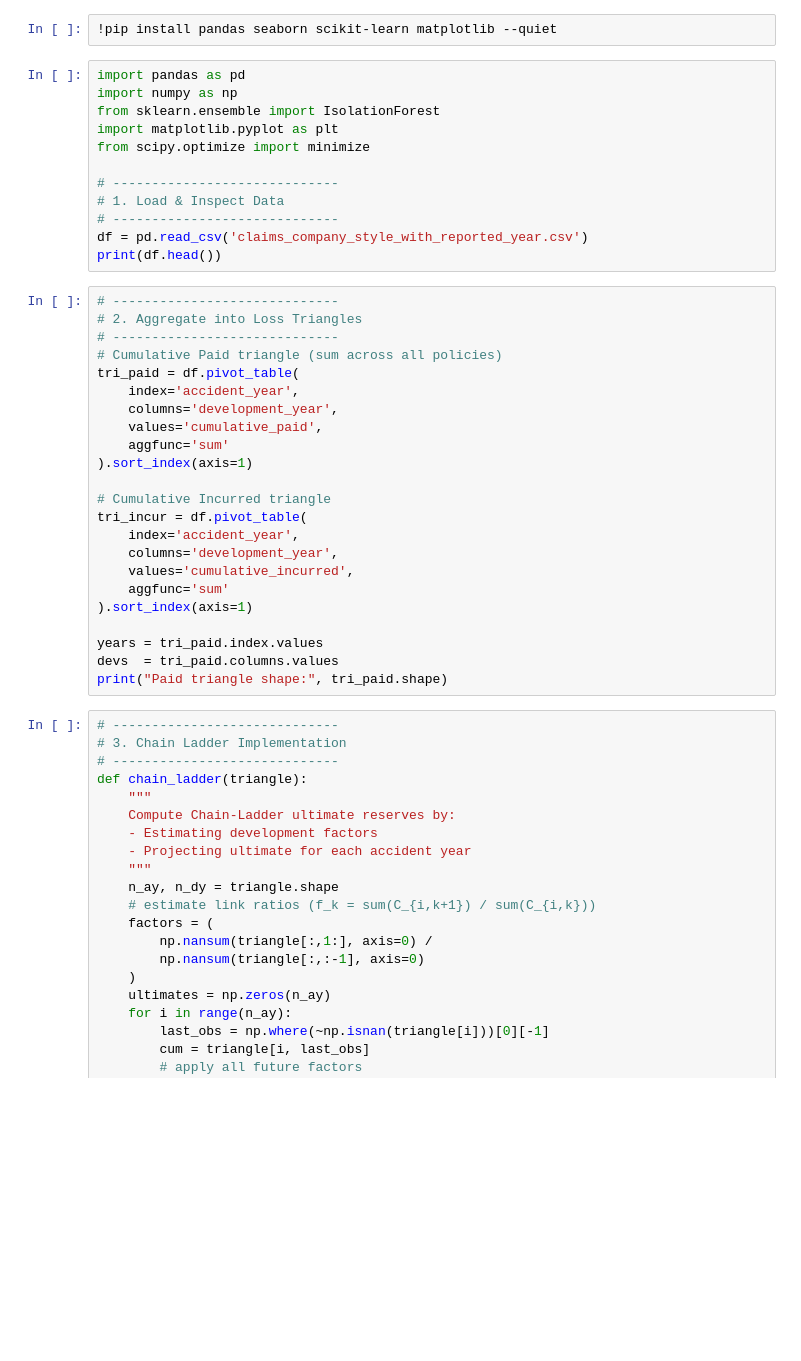
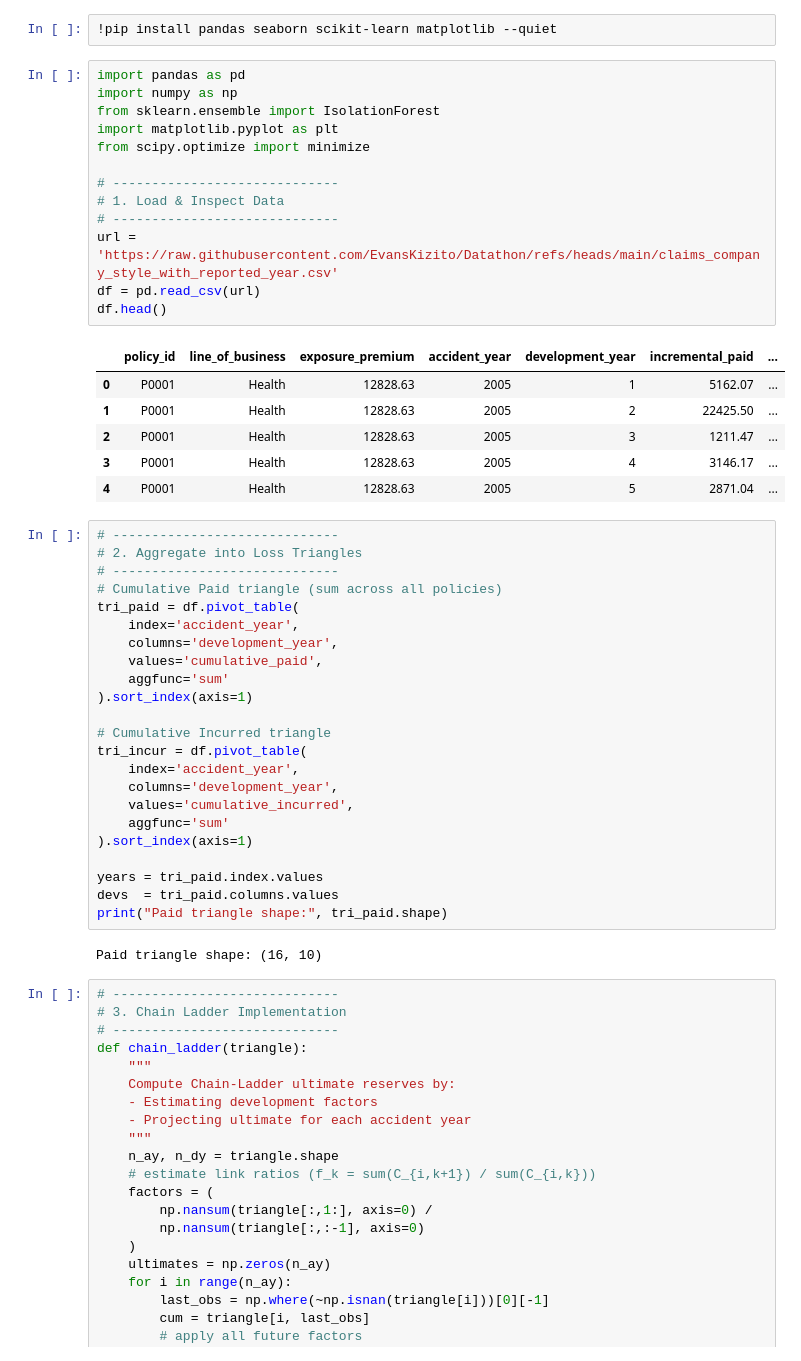
Before and after one commit to EvansKizito/Datathon, a Jupyter notebook: ngetestdoang.ipynb, the cells around one changed output. Cells and saved outputs as stored; diff of their text form; blank space fills up the shorter version.

```diff
--- a/ngetestdoang.ipynb
+++ b/ngetestdoang.ipynb
@@ -3,15 +3,23 @@
 # %%
 import pandas as pd
 import numpy as np
 from sklearn.ensemble import IsolationForest
 import matplotlib.pyplot as plt
 from scipy.optimize import minimize
 
 # -----------------------------
 # 1. Load & Inspect Data
 # -----------------------------
-df = pd.read_csv('claims_company_style_with_reported_year.csv')
-print(df.head())
+url = 'https://raw.githubusercontent.com/EvansKizito/Datathon/refs/heads/main/claims_company_style_with_reported_year.csv'
+df = pd.read_csv(url)
+df.head()
+# %% [output]
+|  | policy_id | line_of_business | exposure_premium | accident_year | development_year | incremental_paid | ... |
+| 0 | P0001 | Health | 12828.63 | 2005 | 1 | 5162.07 | ... |
+| 1 | P0001 | Health | 12828.63 | 2005 | 2 | 22425.50 | ... |
+| 2 | P0001 | Health | 12828.63 | 2005 | 3 | 1211.47 | ... |
+| 3 | P0001 | Health | 12828.63 | 2005 | 4 | 3146.17 | ... |
+| 4 | P0001 | Health | 12828.63 | 2005 | 5 | 2871.04 | ... |
 # %%
 # -----------------------------
 # 2. Aggregate into Loss Triangles
@@ -35,6 +43,8 @@ tri_incur = df.pivot_table(
 years = tri_paid.index.values
 devs  = tri_paid.columns.values
 print("Paid triangle shape:", tri_paid.shape)
+# %% [output]
+Paid triangle shape: (16, 10)
 # %%
 # -----------------------------
 # 3. Chain Ladder Implementation
```
Also changed, not shown: parts of 2 cells of this notebook.
